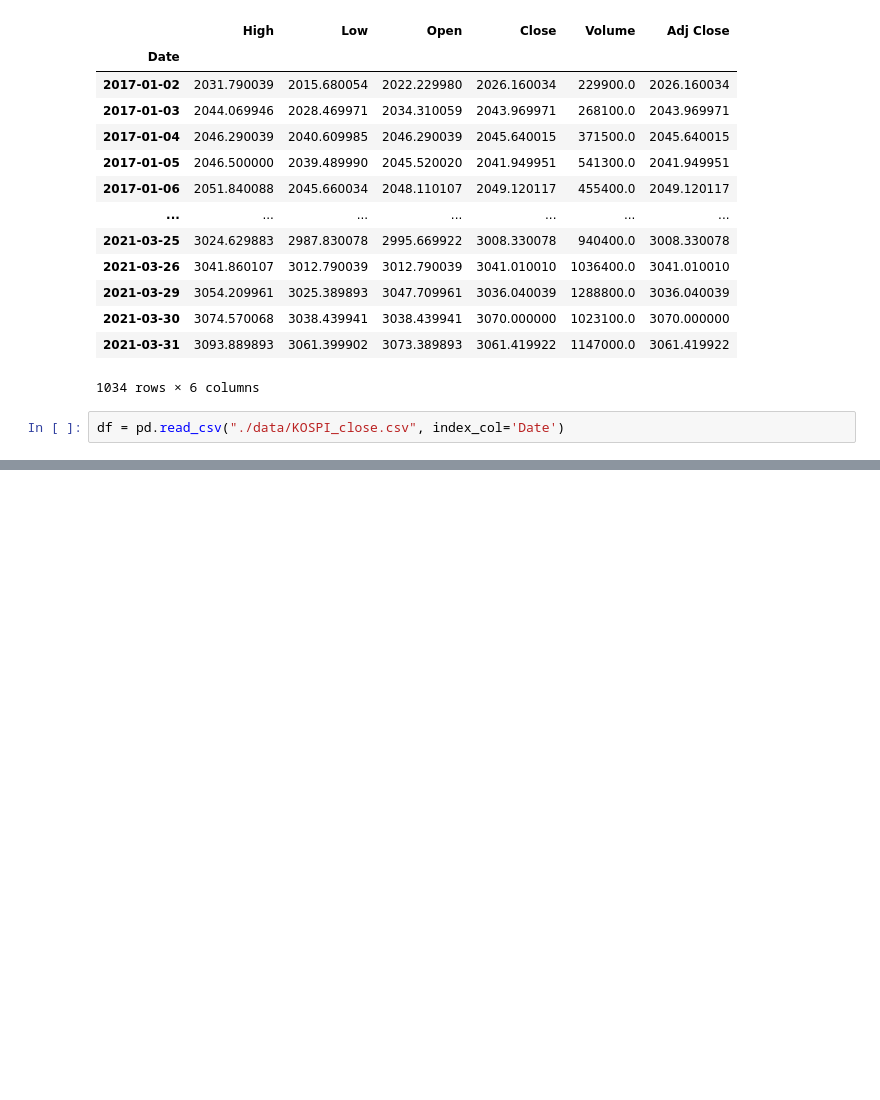
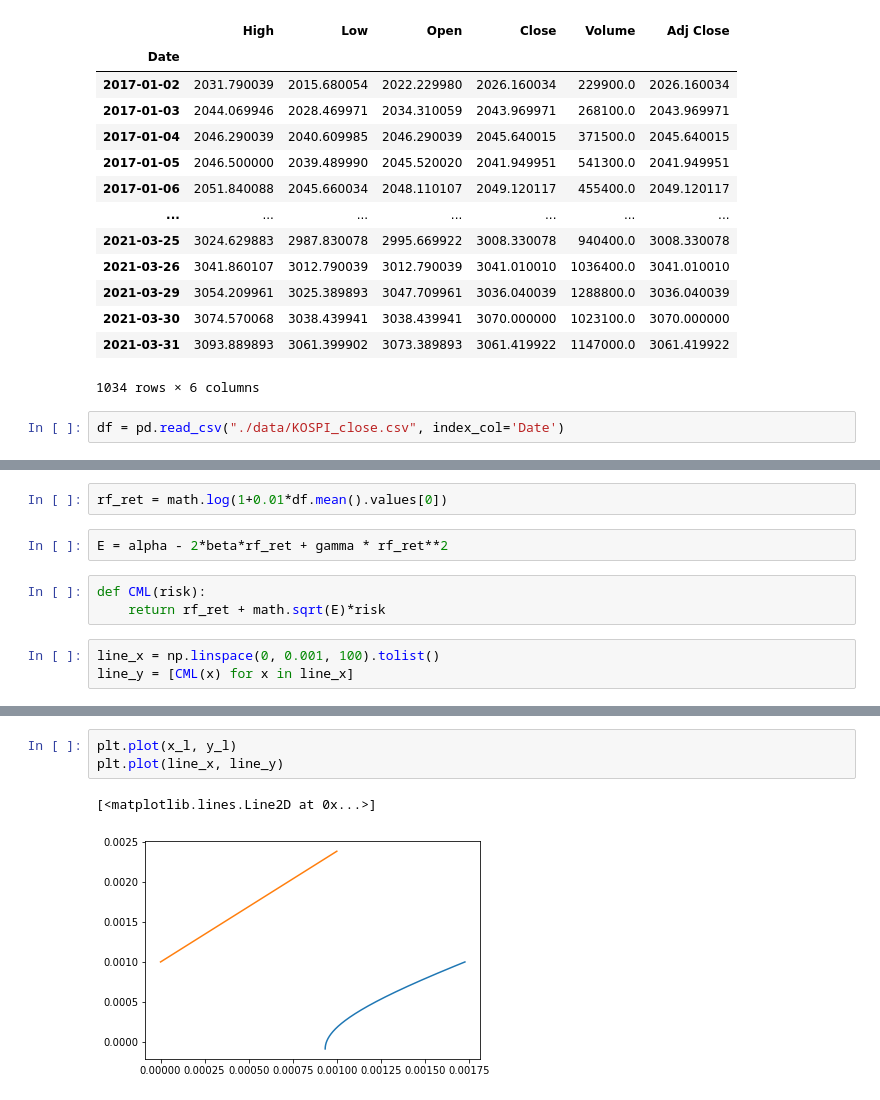
Before and after one commit to jw-y/FE_project_1, a Jupyter notebook: data_downloader.ipynb, the cells around one changed output, grey strips where cells are left out. Saved outputs shown, nothing was run; the diff lists cells and outputs as text; blank space fills up the shorter version.

```diff
--- a/data_downloader.ipynb
+++ b/data_downloader.ipynb
@@ -164,0 +294,10 @@ log_df.cov()
+# %%
+rf_ret = math.log(1+0.01*df.mean().values[0])
+# %%
+E = alpha - 2*beta*rf_ret + gamma * rf_ret**2
+# %%
+def CML(risk):
+    return rf_ret + math.sqrt(E)*risk
+# %%
+line_x = np.linspace(0, 0.001, 100).tolist()
+line_y = [CML(x) for x in line_x]
@@ -164,0 +308,6 @@ log_df.cov()
+# %%
+plt.plot(x_l, y_l)
+plt.plot(line_x, line_y)
+# %% [output]
+[<matplotlib.lines.Line2D at 0x...>]
+[figure, added]
```
Also changed, not shown: parts of 42 cells of this notebook, 8 other files.
